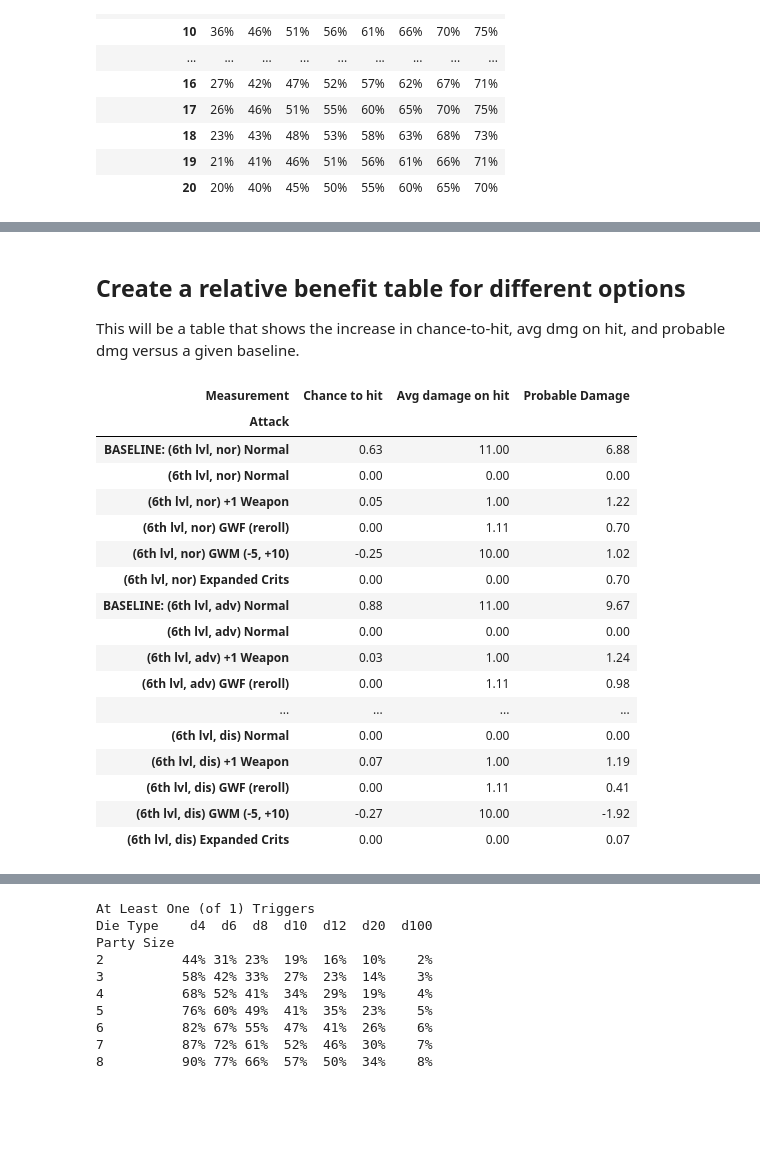
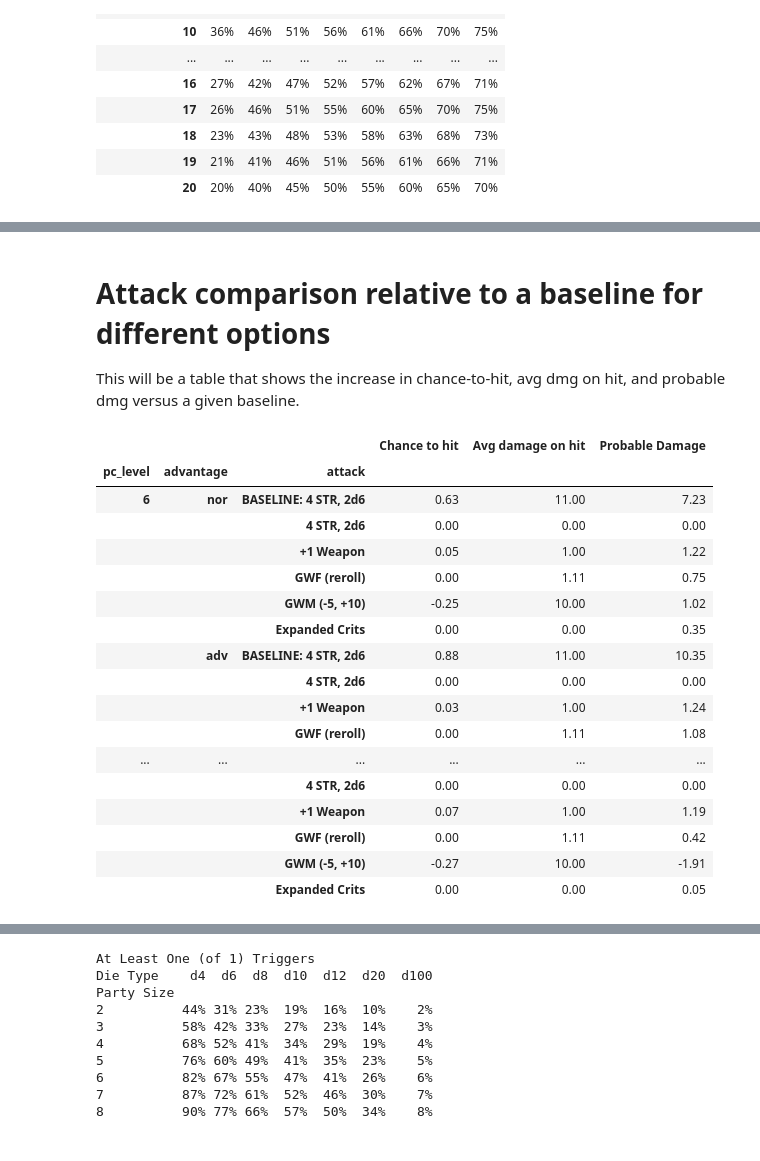
Before and after one commit to dyoung418/dnd_stats, a Jupyter notebook: dnd_dice_calcs.ipynb, the cells around one changed output, grey strips where cells are left out. Cells and saved outputs as stored; diff of their text form; code cells hidden in the pictures; blank space fills up the shorter version.

Commit message:
added attack comparison at assumged advantage mix.  Also output attack comparisons in multiindex format now.

```diff
--- a/dnd_dice_calcs.ipynb
+++ b/dnd_dice_calcs.ipynb
@@ -1024,31 +1010,31 @@ I'm under water without a swim speed, should I attack with a +1 greatsword at di
 # %% [markdown]
-## Create a relative benefit table for different options
+# Attack comparison relative to a baseline for different options
 This will be a table that shows the increase in chance-to-hit, avg dmg on hit, and probable dmg versus a given baseline.
 # %%
 attacks = [
-    {'abil_mod':4, 'other_atk_mod':0, 'other_dmg_mod':0, 'dmg_die':6,'dmg_n':2, 'dmg_reroll_nums':[], 'crit_hit_nums':[], 'label':'Normal'},
-    {'abil_mod':4, 'other_atk_mod':1, 'other_dmg_mod':1, 'dmg_die':6,'dmg_n':2, 'dmg_reroll_nums':[], 'crit_hit_nums':[], 'label':'+1 Weapon'},
-    {'abil_mod':4, 'other_atk_mod':0, 'other_dmg_mod':0, 'dmg_die':6,'dmg_n':2, 'dmg_reroll_nums':[1,2], 'crit_hit_nums':[], 'label':'GWF (reroll)'},
-    {'abil_mod':4, 'other_atk_mod':-5, 'other_dmg_mod':10, 'dmg_die':6,'dmg_n':2, 'dmg_reroll_nums':[], 'crit_hit_nums':[], 'label':'GWM (-5, +10)'},
+    {'abil_mod':4, 'other_atk_mod':0, 'other_dmg_mod':0, 'dmg_die':6,'dmg_n':2, 'dmg_reroll_nums':[], 'crit_hit_nums':[20], 'label':'4 STR, 2d6'},
+    {'abil_mod':4, 'other_atk_mod':1, 'other_dmg_mod':1, 'dmg_die':6,'dmg_n':2, 'dmg_reroll_nums':[], 'crit_hit_nums':[20], 'label':'+1 Weapon'},
+    {'abil_mod':4, 'other_atk_mod':0, 'other_dmg_mod':0, 'dmg_die':6,'dmg_n':2, 'dmg_reroll_nums':[1,2], 'crit_hit_nums':[20], 'label':'GWF (reroll)'},
+    {'abil_mod':4, 'other_atk_mod':-5, 'other_dmg_mod':10, 'dmg_die':6,'dmg_n':2, 'dmg_reroll_nums':[], 'crit_hit_nums':[20], 'label':'GWM (-5, +10)'},
     {'abil_mod':4, 'other_atk_mod':0, 'other_dmg_mod':0, 'dmg_die':6,'dmg_n':2, 'dmg_reroll_nums':[], 'crit_hit_nums':[19,20], 'label':'Expanded Crits'},
 ]
 compare_attacks(attacks, baseline=attacks[0], pc_lvls=[6,], print_table=False)
 # %% [output]
-| Measurement | Chance to hit | Avg damage on hit | Probable Damage |
-| Attack |  |  |  |
-| BASELINE: (6th lvl, nor) Normal | 0.63 | 11.00 | 6.88 |
-| (6th lvl, nor) Normal | 0.00 | 0.00 | 0.00 |
-| (6th lvl, nor) +1 Weapon | 0.05 | 1.00 | 1.22 |
-| (6th lvl, nor) GWF (reroll) | 0.00 | 1.11 | 0.70 |
-| (6th lvl, nor) GWM (-5, +10) | -0.25 | 10.00 | 1.02 |
-| (6th lvl, nor) Expanded Crits | 0.00 | 0.00 | 0.70 |
-| BASELINE: (6th lvl, adv) Normal | 0.88 | 11.00 | 9.67 |
-| (6th lvl, adv) Normal | 0.00 | 0.00 | 0.00 |
-| (6th lvl, adv) +1 Weapon | 0.03 | 1.00 | 1.24 |
-| (6th lvl, adv) GWF (reroll) | 0.00 | 1.11 | 0.98 |
-| ... | ... | ... | ... |
-| (6th lvl, dis) Normal | 0.00 | 0.00 | 0.00 |
-| (6th lvl, dis) +1 Weapon | 0.07 | 1.00 | 1.19 |
-| (6th lvl, dis) GWF (reroll) | 0.00 | 1.11 | 0.41 |
-| (6th lvl, dis) GWM (-5, +10) | -0.27 | 10.00 | -1.92 |
-| (6th lvl, dis) Expanded Crits | 0.00 | 0.00 | 0.07 |
+|  |  |  | Chance to hit | Avg damage on hit | Probable Damage |
+| pc_level | advantage | attack |  |  |  |
+| 6 | nor | BASELINE: 4 STR, 2d6 | 0.63 | 11.00 | 7.23 |
+|  |  | 4 STR, 2d6 | 0.00 | 0.00 | 0.00 |
+|  |  | +1 Weapon | 0.05 | 1.00 | 1.22 |
+|  |  | GWF (reroll) | 0.00 | 1.11 | 0.75 |
+|  |  | GWM (-5, +10) | -0.25 | 10.00 | 1.02 |
+|  |  | Expanded Crits | 0.00 | 0.00 | 0.35 |
+|  | adv | BASELINE: 4 STR, 2d6 | 0.88 | 11.00 | 10.35 |
+|  |  | 4 STR, 2d6 | 0.00 | 0.00 | 0.00 |
+|  |  | +1 Weapon | 0.03 | 1.00 | 1.24 |
+|  |  | GWF (reroll) | 0.00 | 1.11 | 1.08 |
+| ... | ... | ... | ... | ... | ... |
+|  |  | 4 STR, 2d6 | 0.00 | 0.00 | 0.00 |
+|  |  | +1 Weapon | 0.07 | 1.00 | 1.19 |
+|  |  | GWF (reroll) | 0.00 | 1.11 | 0.42 |
+|  |  | GWM (-5, +10) | -0.27 | 10.00 | -1.91 |
+|  |  | Expanded Crits | 0.00 | 0.00 | 0.05 |
```
Also changed, not shown: parts of 17 cells of this notebook.
